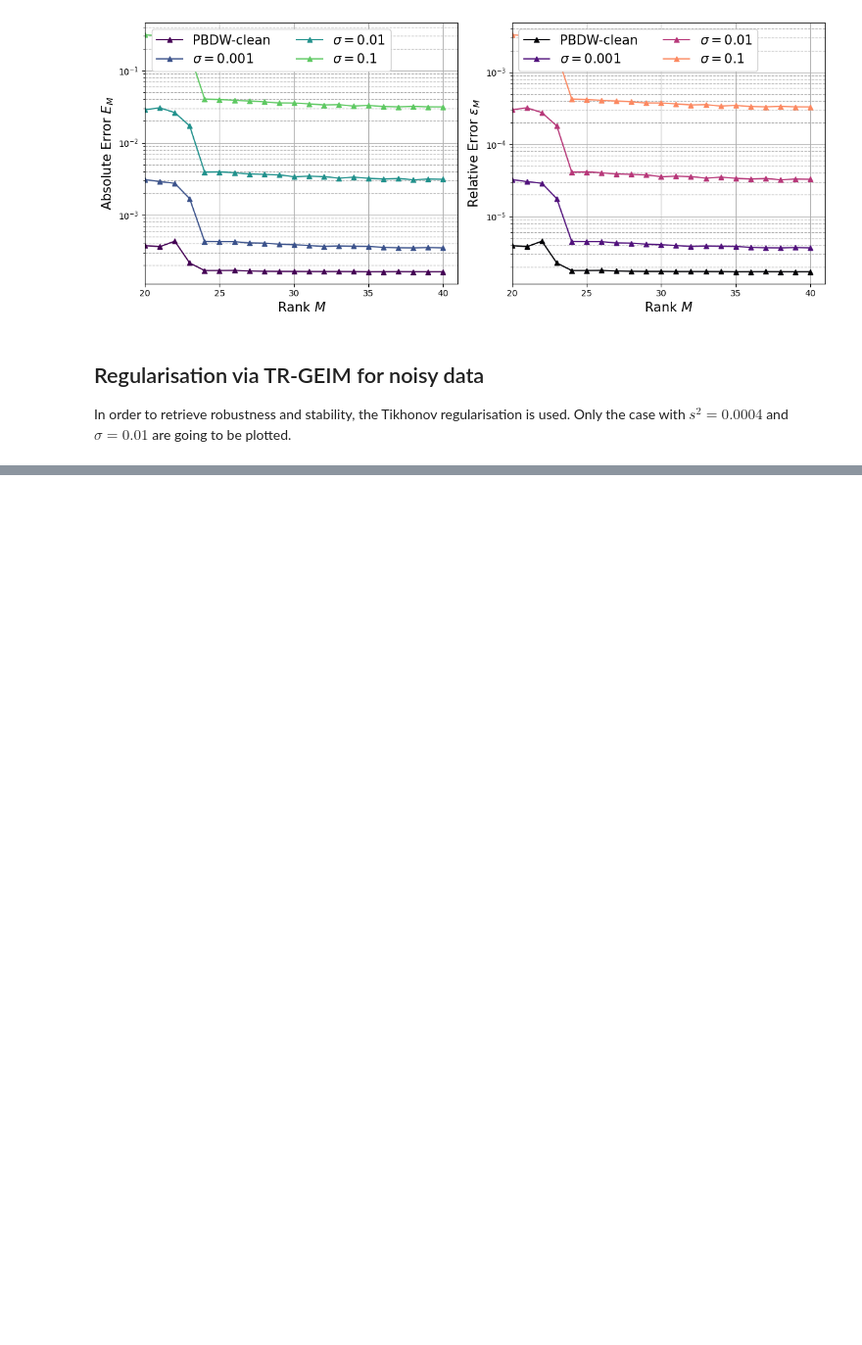
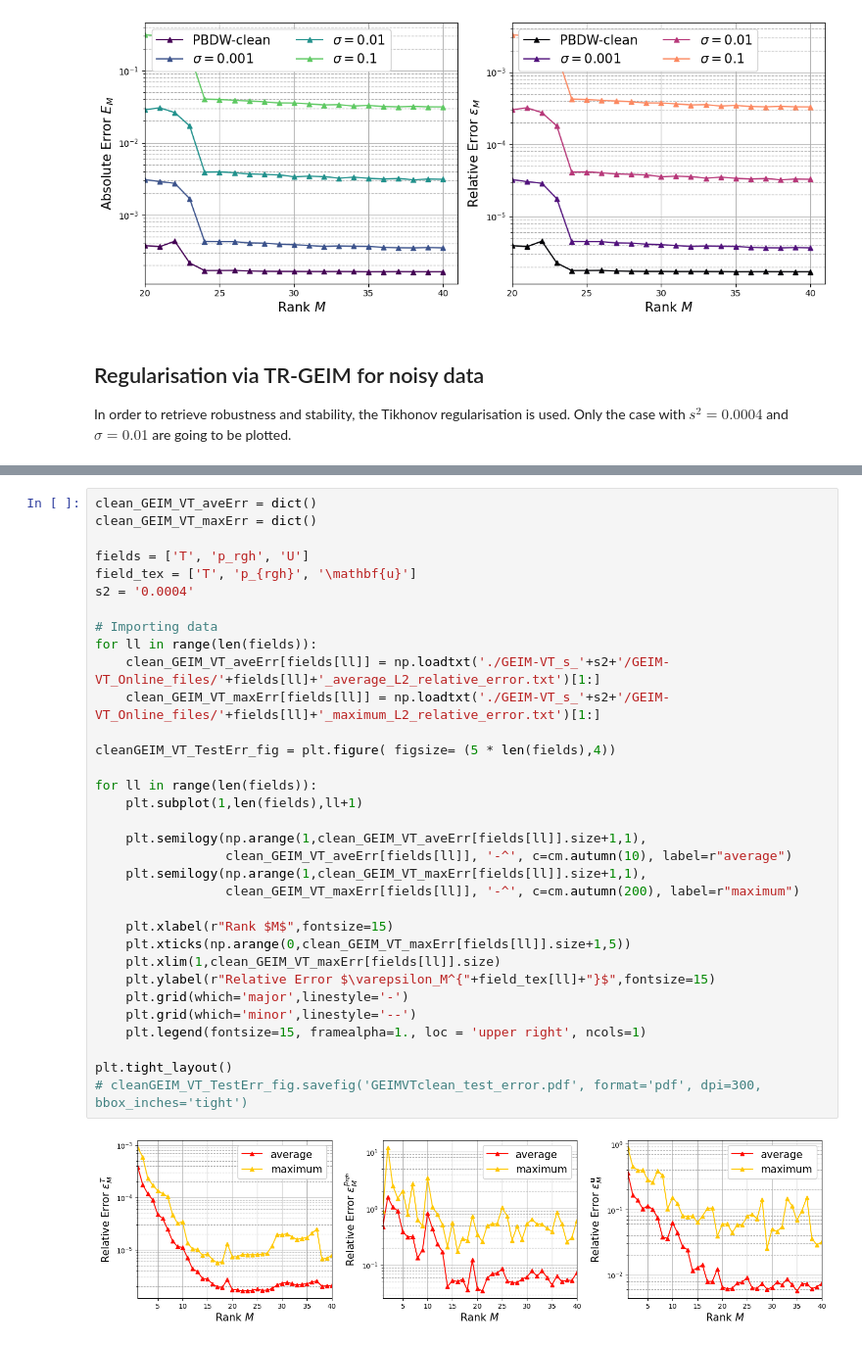
Before and after one commit to ERMETE-Lab/ROSE-ROM4FOAM, a Jupyter notebook: docs/_build/jupyter_execute/Tutorials/BuoyantCavity/online_results.ipynb, the cells around one changed output, grey strips where cells are left out. Shown: that part at 98% size. Saved outputs shown, nothing was run; the diff lists cells and outputs as text; blank space fills up the shorter version.

```diff
--- a/docs/_build/jupyter_execute/Tutorials/BuoyantCavity/online_results.ipynb
+++ b/docs/_build/jupyter_execute/Tutorials/BuoyantCavity/online_results.ipynb
@@ -365,0 +373,35 @@ plt.tight_layout()
+# %%
+clean_GEIM_VT_aveErr = dict()
+clean_GEIM_VT_maxErr = dict()
+
+fields = ['T', 'p_rgh', 'U']
+field_tex = ['T', 'p_{rgh}', '\mathbf{u}']
+s2 = '0.0004'
+
+# Importing data
+for ll in range(len(fields)):
+    clean_GEIM_VT_aveErr[fields[ll]] = np.loadtxt('./GEIM-VT_s_'+s2+'/GEIM-VT_Online_files/'+fields[ll]+'_average_L2_relative_error.txt')[1:]
+    clean_GEIM_VT_maxErr[fields[ll]] = np.loadtxt('./GEIM-VT_s_'+s2+'/GEIM-VT_Online_files/'+fields[ll]+'_maximum_L2_relative_error.txt')[1:]
+
+cleanGEIM_VT_TestErr_fig = plt.figure( figsize= (5 * len(fields),4))
+
+for ll in range(len(fields)):
+    plt.subplot(1,len(fields),ll+1)
+
+    plt.semilogy(np.arange(1,clean_GEIM_VT_aveErr[fields[ll]].size+1,1),
+                 clean_GEIM_VT_aveErr[fields[ll]], '-^', c=cm.autumn(10), label=r"average")
+    plt.semilogy(np.arange(1,clean_GEIM_VT_maxErr[fields[ll]].size+1,1),
+                 clean_GEIM_VT_maxErr[fields[ll]], '-^', c=cm.autumn(200), label=r"maximum")
+
+    plt.xlabel(r"Rank $M$",fontsize=15)
+    plt.xticks(np.arange(0,clean_GEIM_VT_maxErr[fields[ll]].size+1,5))
+    plt.xlim(1,clean_GEIM_VT_maxErr[fields[ll]].size)
+    plt.ylabel(r"Relative Error $\varepsilon_M^{"+field_tex[ll]+"}$",fontsize=15)
+    plt.grid(which='major',linestyle='-')
+    plt.grid(which='minor',linestyle='--')
+    plt.legend(fontsize=15, framealpha=1., loc = 'upper right', ncols=1)
+
+plt.tight_layout()
+# cleanGEIM_VT_TestErr_fig.savefig('GEIMVTclean_test_error.pdf', format='pdf', dpi=300, bbox_inches='tight')
+# %% [output]
+[figure, added]
```
Also changed, not shown: parts of 2 cells of this notebook, 16 other files.
